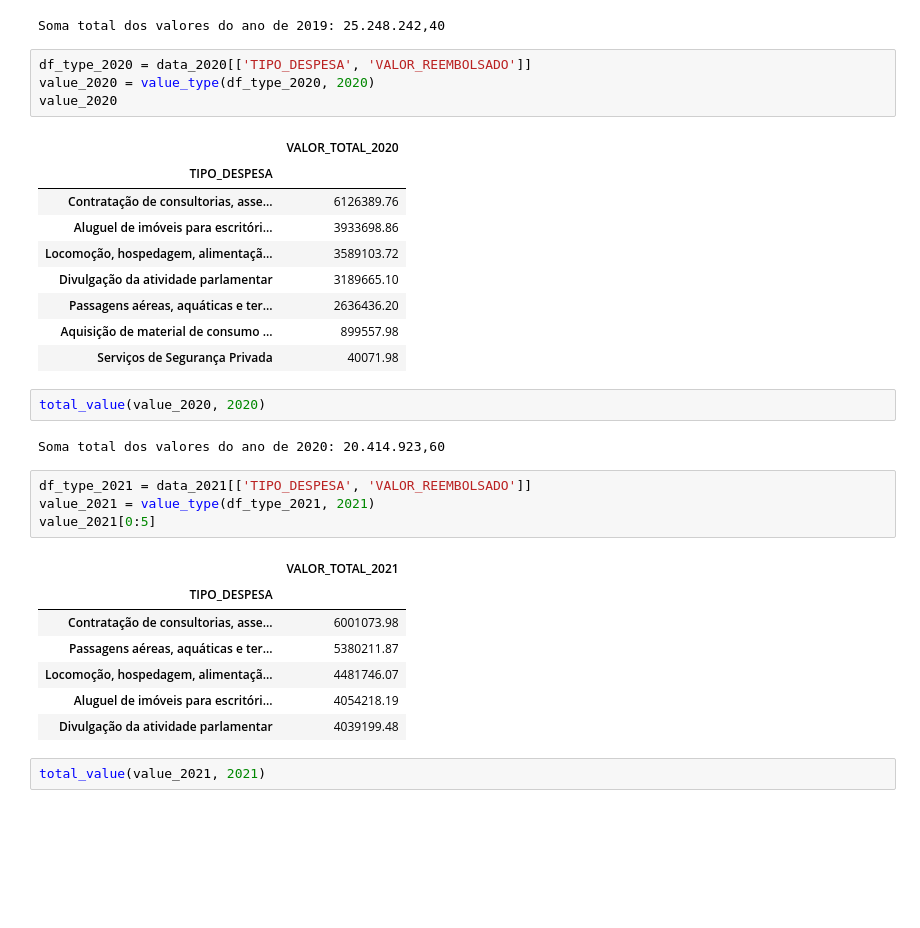
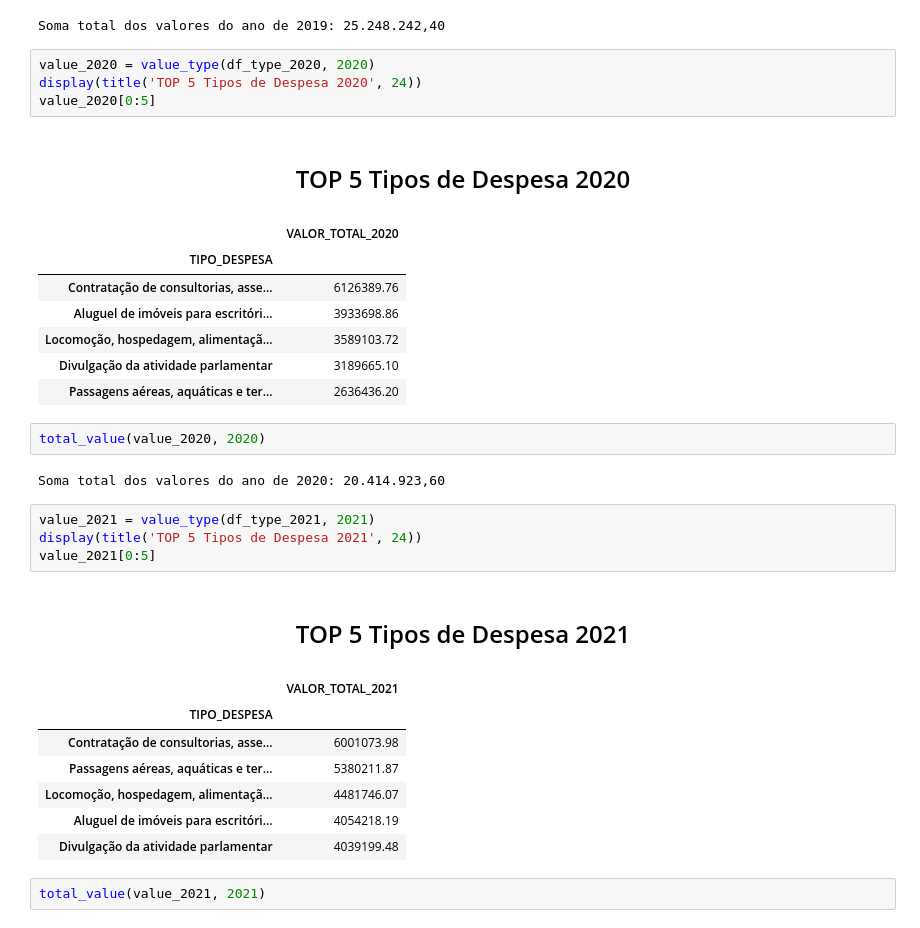
Before and after one commit to liliansom/CEAPS, a Jupyter notebook: CEAPS.ipynb, the cells around one changed output. Saved outputs shown, nothing was run; the diff lists cells and outputs as text; blank space fills up the shorter version.

```diff
--- a/CEAPS.ipynb
+++ b/CEAPS.ipynb
@@ -658,28 +527,28 @@ total_value(value_2019,2019)
 # %% [output]
 Soma total dos valores do ano de 2019: 25.248.242,40
 # %%
-df_type_2020 = data_2020[['TIPO_DESPESA', 'VALOR_REEMBOLSADO']]
 value_2020 = value_type(df_type_2020, 2020)
-value_2020
+display(title('TOP 5 Tipos de Despesa 2020', 24))
+value_2020[0:5]
 # %% [output]
+<h1 style="font-size:24px; text-align:center;">TOP 5 Tipos de Despesa 2020</h1>
 |  | VALOR_TOTAL_2020 |
 | TIPO_DESPESA |  |
 | Contratação de consultorias, asse... | 6126389.76 |
 | Aluguel de imóveis para escritóri... | 3933698.86 |
 | Locomoção, hospedagem, alimentaçã... | 3589103.72 |
 | Divulgação da atividade parlamentar | 3189665.10 |
 | Passagens aéreas, aquáticas e ter... | 2636436.20 |
-| Aquisição de material de consumo ... | 899557.98 |
-| Serviços de Segurança Privada | 40071.98 |
 # %%
 total_value(value_2020, 2020)
 # %% [output]
 Soma total dos valores do ano de 2020: 20.414.923,60
 # %%
-df_type_2021 = data_2021[['TIPO_DESPESA', 'VALOR_REEMBOLSADO']]
 value_2021 = value_type(df_type_2021, 2021)
+display(title('TOP 5 Tipos de Despesa 2021', 24))
 value_2021[0:5]
 # %% [output]
+<h1 style="font-size:24px; text-align:center;">TOP 5 Tipos de Despesa 2021</h1>
 |  | VALOR_TOTAL_2021 |
 | TIPO_DESPESA |  |
 | Contratação de consultorias, asse... | 6001073.98 |
```
Also changed, not shown: parts of 38 cells of this notebook.
